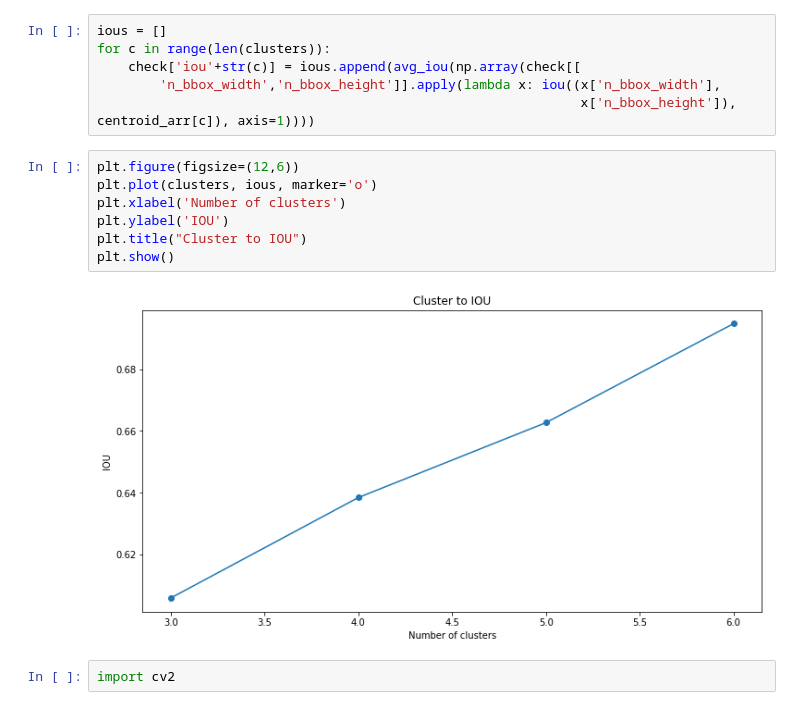
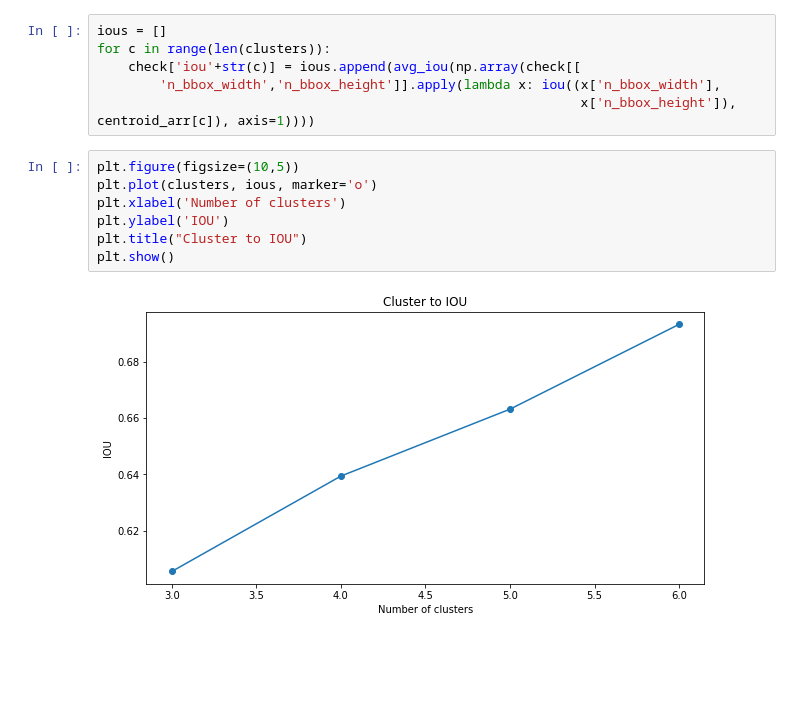
Before and after one commit to RajamannarAanjaram/EVA-6, a Jupyter notebook: assignment_10/part_b/Assignment-B.ipynb, the cells around one changed output. Cells and saved outputs as stored; diff of their text form; blank space fills up the shorter version.

```diff
--- a/assignment_10/part_b/Assignment-B.ipynb
+++ b/assignment_10/part_b/Assignment-B.ipynb
@@ -151,14 +153,12 @@ for c in range(len(clusters)):
         'n_bbox_width','n_bbox_height']].apply(lambda x: iou((x['n_bbox_width'],
                                                               x['n_bbox_height']), centroid_arr[c]), axis=1))))
 # %%
-plt.figure(figsize=(12,6))
+plt.figure(figsize=(10,5))
 plt.plot(clusters, ious, marker='o')
 plt.xlabel('Number of clusters')
 plt.ylabel('IOU')
 plt.title("Cluster to IOU")
 plt.show()
 # %% [output]
-[figure, old version]
+[figure, new version]
-# %%
-import cv2
 # %%
```
Also changed, not shown: parts of 8 cells of this notebook, 5 other files.
